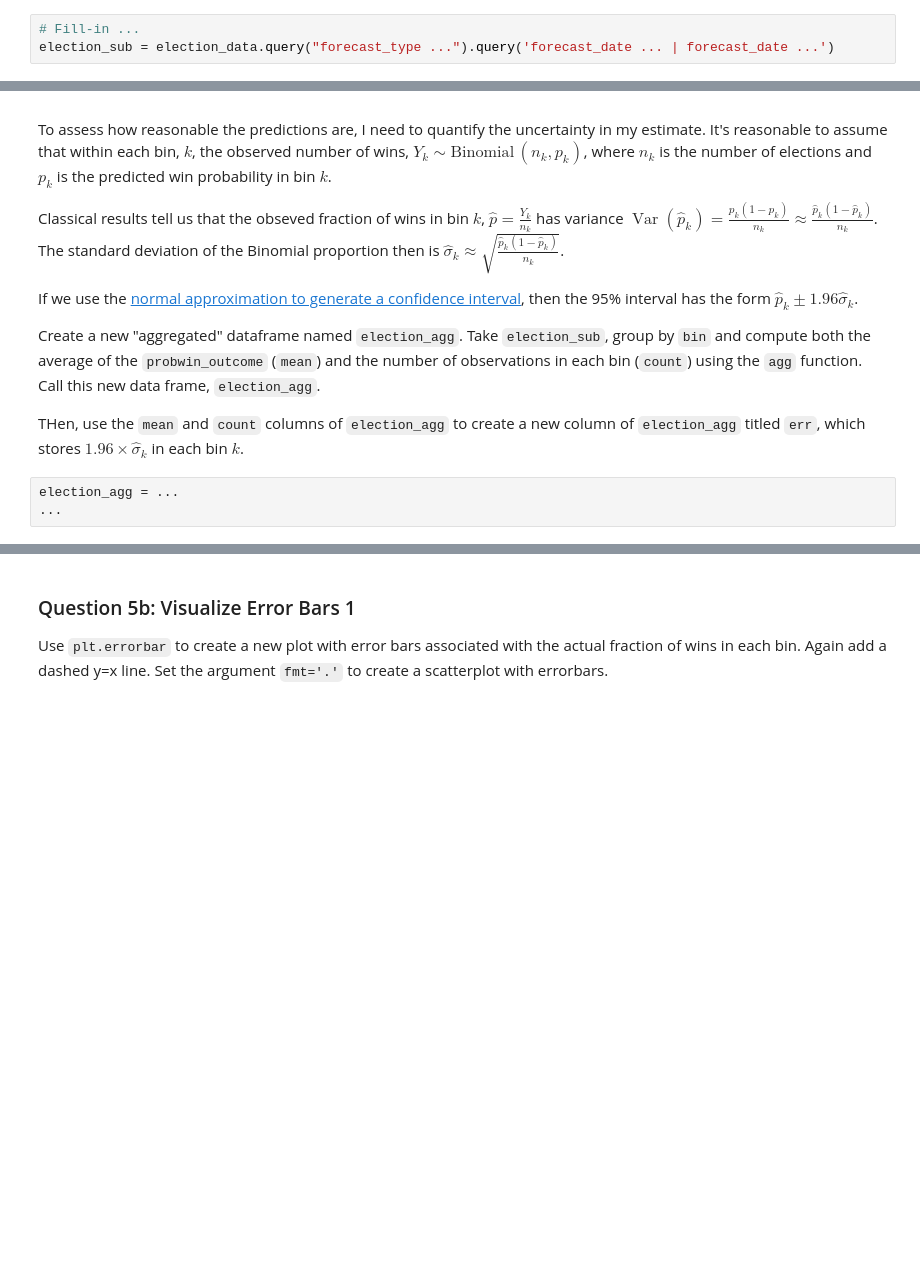
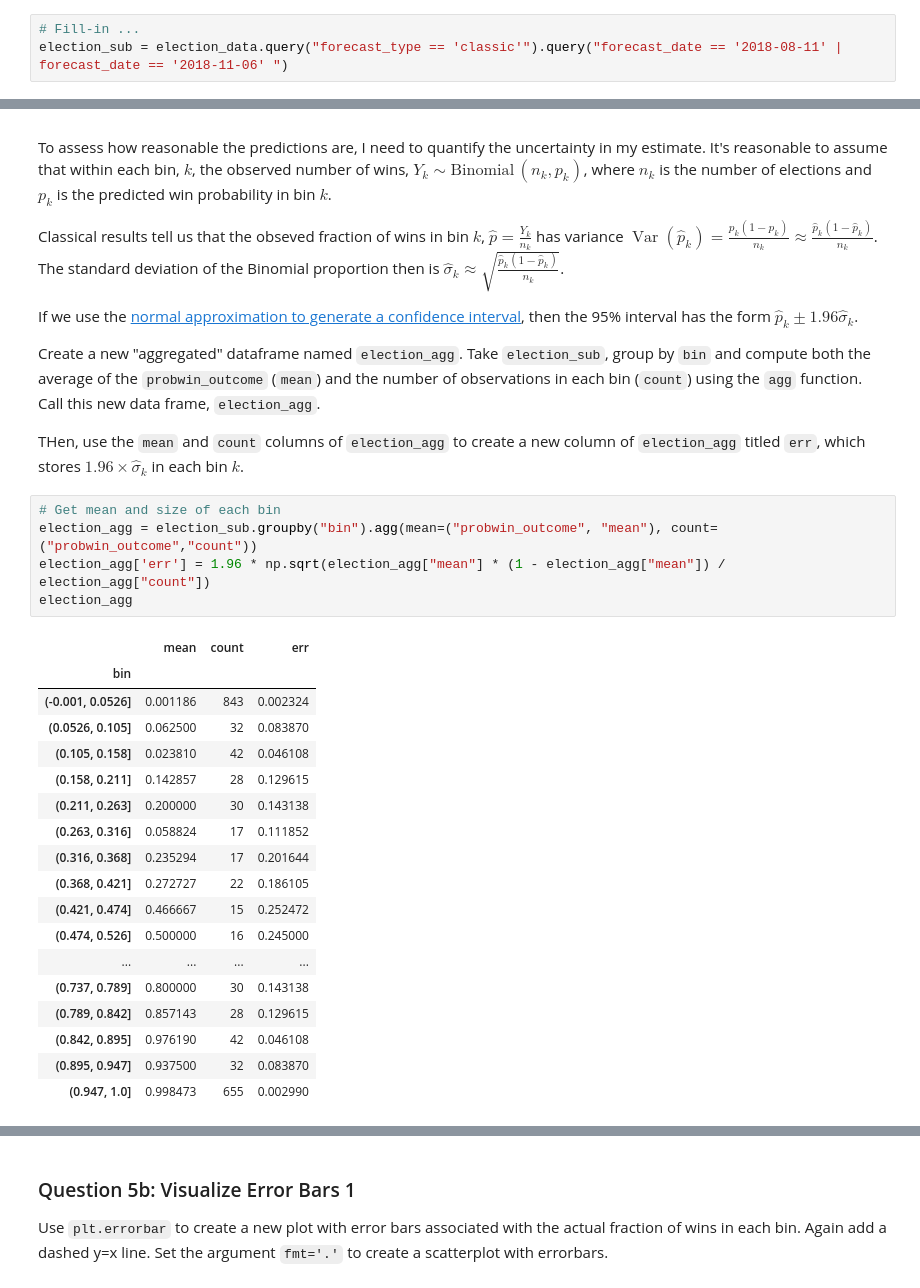
Before and after one commit to UCSB-PSTAT-134-234/Winter2023, a Jupyter notebook: assignments/assignment1/student/assignment1.ipynb, the cells around one changed output, grey strips where cells are left out. Drawn from its saved outputs; the diff is of its cells as text; blank space fills up the shorter version.

```diff
--- a/assignments/assignment1/student/assignment1.ipynb
+++ b/assignments/assignment1/student/assignment1.ipynb
@@ -68,6 +98,6 @@ Create a new pandas dataframe called `election_sub` by filtering to include only
 Using `query` method seems well-suited.  Note you can make two (or more) calls to `query` by chaining calls to `query` like this: `election_data.query(...).query(...)`. Output of one query will be used as an input to the second query.
 # %%
 # Fill-in ...
-election_sub = election_data.query("forecast_type ...").query('forecast_date ... | forecast_date ...')
+election_sub = election_data.query("forecast_type == 'classic'").query("forecast_date == '2018-08-11' | forecast_date == '2018-11-06' ")
 # %%
 grader.check("q1a")
@@ -305,8 +406,29 @@ name: q5a
 manual: false
 points: 3
 -->
-# %%
-election_agg = ...
-...
+# %%
+# Get mean and size of each bin
+election_agg = election_sub.groupby("bin").agg(mean=("probwin_outcome", "mean"), count=("probwin_outcome","count"))
+election_agg['err'] = 1.96 * np.sqrt(election_agg["mean"] * (1 - election_agg["mean"]) / election_agg["count"])
+election_agg
+# %% [output]
+|  | mean | count | err |
+| bin |  |  |  |
+| (-0.001, 0.0526] | 0.001186 | 843 | 0.002324 |
+| (0.0526, 0.105] | 0.062500 | 32 | 0.083870 |
+| (0.105, 0.158] | 0.023810 | 42 | 0.046108 |
+| (0.158, 0.211] | 0.142857 | 28 | 0.129615 |
+| (0.211, 0.263] | 0.200000 | 30 | 0.143138 |
+| (0.263, 0.316] | 0.058824 | 17 | 0.111852 |
+| (0.316, 0.368] | 0.235294 | 17 | 0.201644 |
+| (0.368, 0.421] | 0.272727 | 22 | 0.186105 |
+| (0.421, 0.474] | 0.466667 | 15 | 0.252472 |
+| (0.474, 0.526] | 0.500000 | 16 | 0.245000 |
+| ... | ... | ... | ... |
+| (0.737, 0.789] | 0.800000 | 30 | 0.143138 |
+| (0.789, 0.842] | 0.857143 | 28 | 0.129615 |
+| (0.842, 0.895] | 0.976190 | 42 | 0.046108 |
+| (0.895, 0.947] | 0.937500 | 32 | 0.083870 |
+| (0.947, 1.0] | 0.998473 | 655 | 0.002990 |
 # %%
 grader.check("q5a")
```
Also changed, not shown: parts of 40 cells of this notebook, 3 other files.
